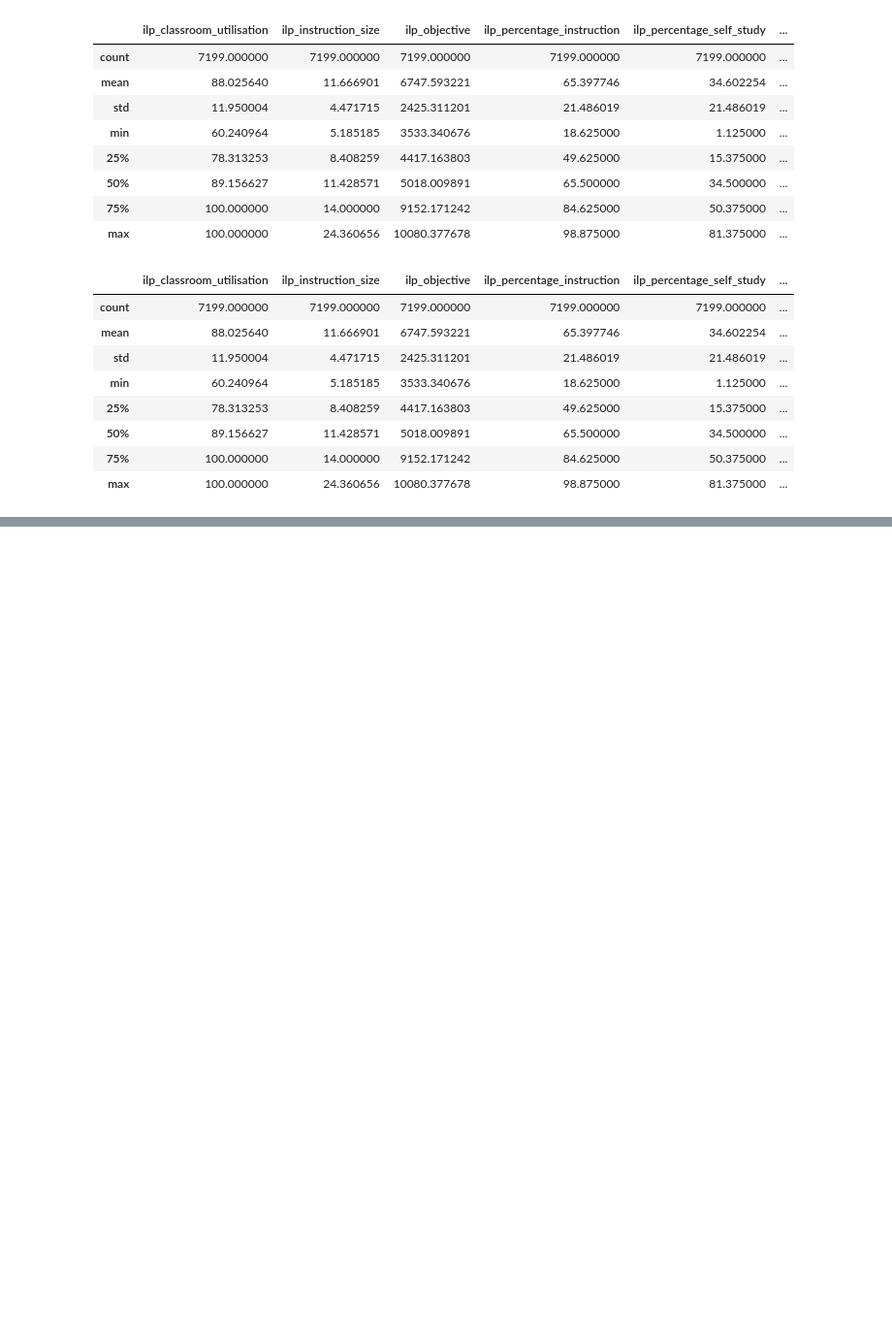
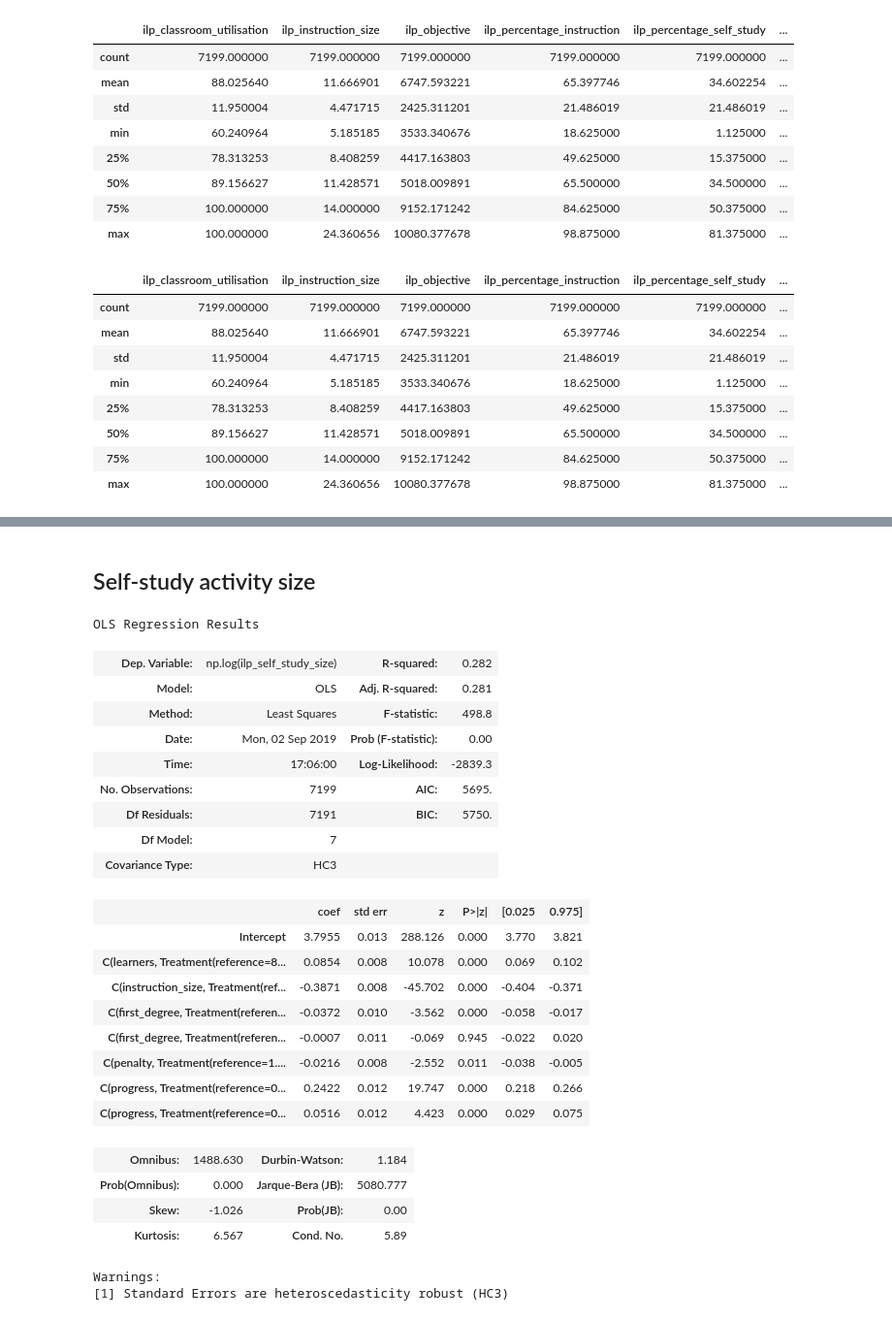
Before and after one commit to N-Wouda/PL-Hourly-Heuristic, a Jupyter notebook: analysis/policies.ipynb, the cells around one changed output, grey strips where cells are left out. Shown at 97% size. Cells and saved outputs as stored; diff of their text form; code cells hidden in the pictures; blank space fills up the shorter version.

```diff
--- a/analysis/policies.ipynb
+++ b/analysis/policies.ipynb
@@ -50,0 +160,33 @@ TODO
+# %% [markdown]
+## Self-study activity size
+# %%
+model = smf.ols(formula="np.log(ilp_self_study_size) ~ " + "+".join(EXOG), data=df)
+
+result = model.fit(cov_type='HC3')
+result.summary()
+# %% [output]
+OLS Regression Results
+| Dep. Variable: | np.log(ilp_self_study_size) | R-squared: | 0.282 |
+| Model: | OLS | Adj. R-squared: | 0.281 |
+| Method: | Least Squares | F-statistic: | 498.8 |
+| Date: | Mon, 02 Sep 2019 | Prob (F-statistic): | 0.00 |
+| Time: | 17:06:00 | Log-Likelihood: | -2839.3 |
+| No. Observations: | 7199 | AIC: | 5695. |
+| Df Residuals: | 7191 | BIC: | 5750. |
+| Df Model: | 7 |  |  |
+| Covariance Type: | HC3 |  |  |
+|  | coef | std err | z | P>|z| | [0.025 | 0.975] |
+| Intercept | 3.7955 | 0.013 | 288.126 | 0.000 | 3.770 | 3.821 |
+| C(learners, Treatment(reference=8... | 0.0854 | 0.008 | 10.078 | 0.000 | 0.069 | 0.102 |
+| C(instruction_size, Treatment(ref... | -0.3871 | 0.008 | -45.702 | 0.000 | -0.404 | -0.371 |
+| C(first_degree, Treatment(referen... | -0.0372 | 0.010 | -3.562 | 0.000 | -0.058 | -0.017 |
+| C(first_degree, Treatment(referen... | -0.0007 | 0.011 | -0.069 | 0.945 | -0.022 | 0.020 |
+| C(penalty, Treatment(reference=1.... | -0.0216 | 0.008 | -2.552 | 0.011 | -0.038 | -0.005 |
+| C(progress, Treatment(reference=0... | 0.2422 | 0.012 | 19.747 | 0.000 | 0.218 | 0.266 |
+| C(progress, Treatment(reference=0... | 0.0516 | 0.012 | 4.423 | 0.000 | 0.029 | 0.075 |
+| Omnibus: | 1488.630 | Durbin-Watson: | 1.184 |
+| Prob(Omnibus): | 0.000 | Jarque-Bera (JB): | 5080.777 |
+| Skew: | -1.026 | Prob(JB): | 0.00 |
+| Kurtosis: | 6.567 | Cond. No. | 5.89 |
+Warnings:
+[1] Standard Errors are heteroscedasticity robust (HC3)
```
Also changed, not shown: parts of 15 cells of this notebook, 5 other files.
